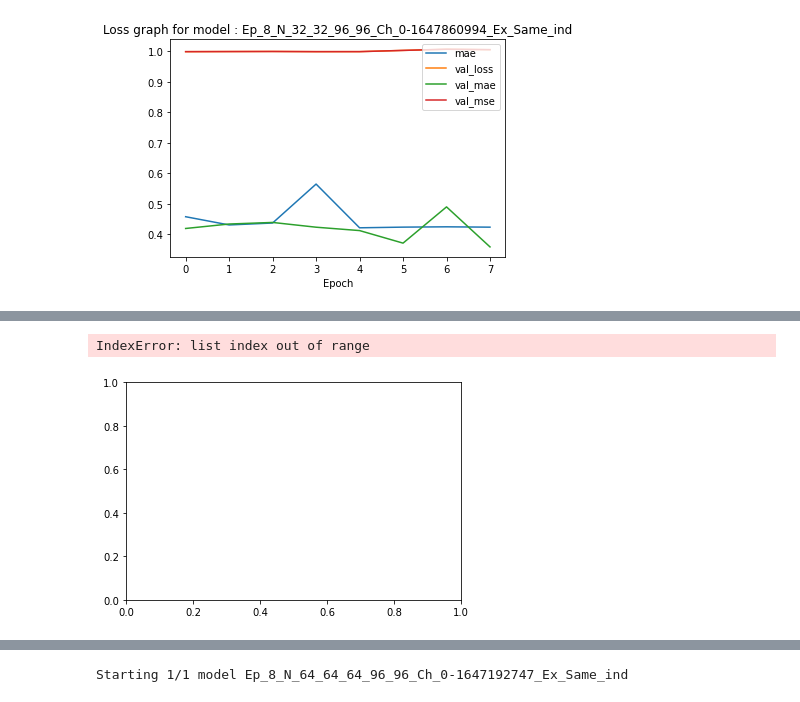
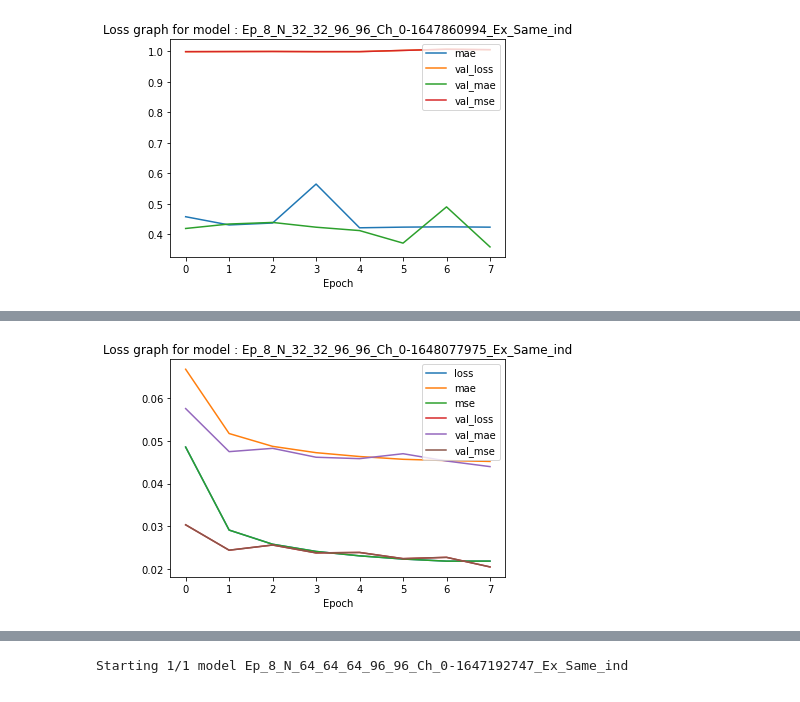
Before and after one commit to BenBouiss/NN_intern_2022, a Jupyter notebook: Testing.ipynb, the cells around one changed output, grey strips where cells are left out. Drawn from its saved outputs; the diff is of its cells as text; code cells hidden in the pictures.

```diff
--- a/Testing.ipynb
+++ b/Testing.ipynb
@@ -204,5 +158,4 @@ Plotting.Plot_loss_model(save = False, ind = 0, Epoch = 8, Ocean = OcT, Neur = '
-# %%
-Plotting.Plot_loss_model(save = False, ind = 0, Epoch = 8, Ocean = OcT, Cutting = 'Same_t')
-# %% [output]
-IndexError: list index out of range
-[figure, removed]
+# %%
+Plotting.Plot_loss_model(save = False, ind = 0, Epoch = 8, Ocean = OcT, Neur = '32_32_96_96', Method_data = 4)
+# %% [output]
+[figure, added]
```
Also changed, not shown: parts of 20 cells of this notebook, 48 other files.
